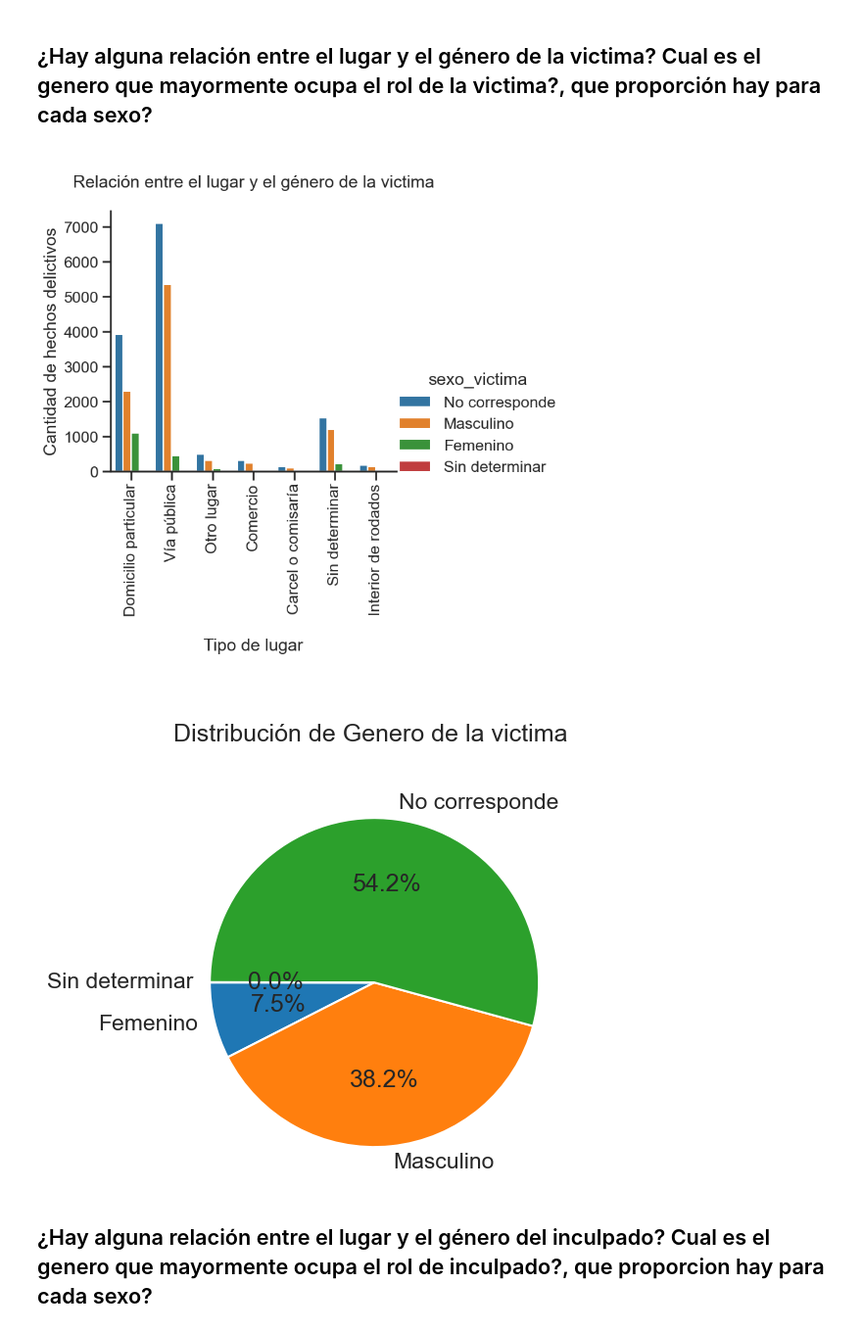
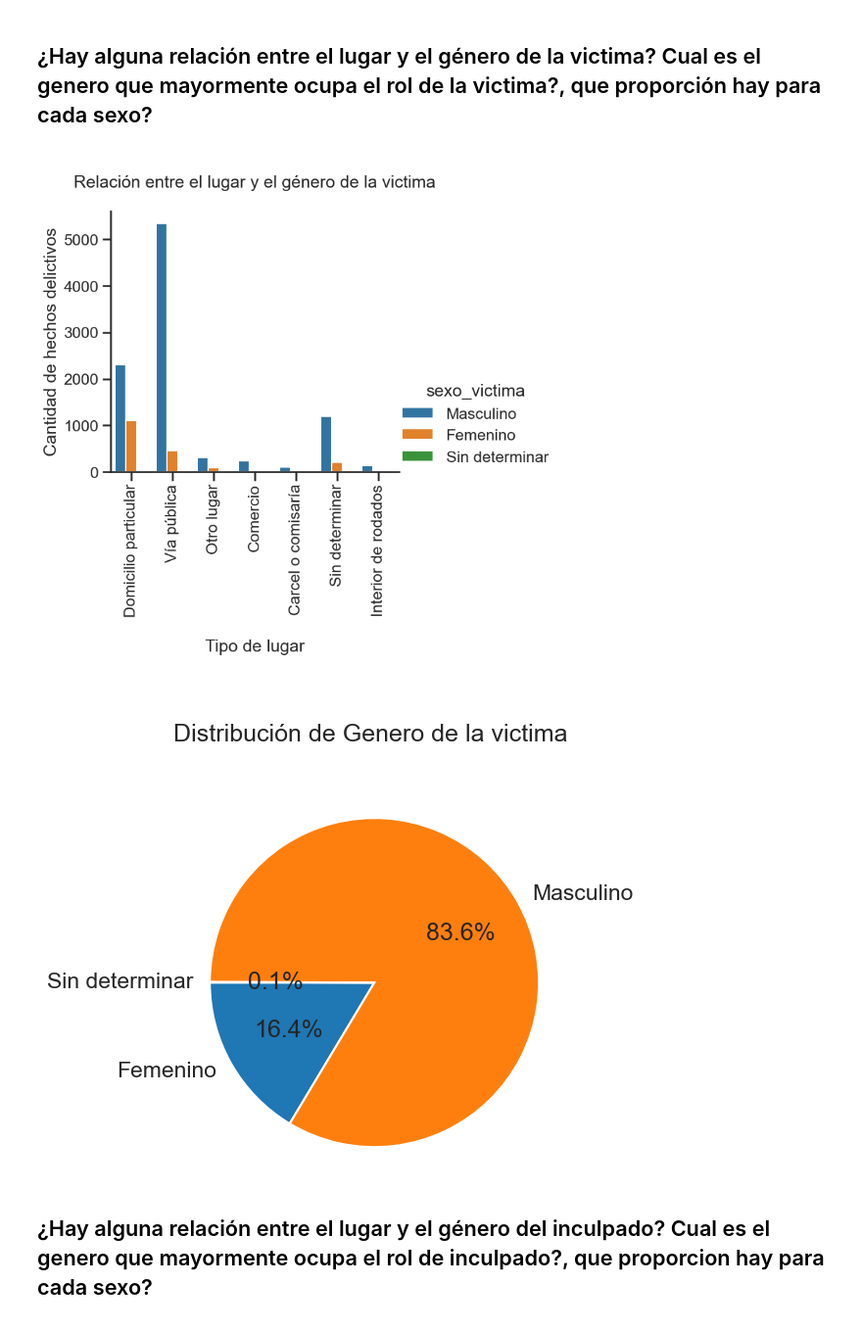
Before and after one commit to ianCristianAriel/2017--2021-argentina-analisis-delitos-registrados, a Jupyter notebook: notebooks/limpios/4_visualizaciones_respuestas.ipynb, the cells around one changed output. Shown at 98% size. Saved outputs shown, nothing was run; the diff lists cells and outputs as text; code cells hidden in the pictures.

```diff
--- a/notebooks/limpios/4_visualizaciones_respuestas.ipynb
+++ b/notebooks/limpios/4_visualizaciones_respuestas.ipynb
@@ -188,34 +188,39 @@ df_lugar_genero_v_delito=pd.read_csv(url5)
 #Aca reemplazo los valores
 df_lugar_genero_v_delito['tipo_lugar'] = df_original['tipo_lugar']
 df_lugar_genero_v_delito['sexo_victima'] = df_original['sexo_victima']
+
+#Aca Agrego la columna tipo_persona
+df_lugar_genero_v_delito['tipo_persona'] = df_original['tipo_persona']
+#Filtro por victima
+df_victima = df_lugar_genero_v_delito[df_lugar_genero_v_delito['tipo_persona'] == 'Víctima']
 # %%
 #crear gráfico de conteo para mostrar la relación entre el lugar y el género de la victima
-sns.catplot(x="tipo_lugar", data=df_lugar_genero_v_delito, kind="count", hue="sexo_victima",aspect=1.2)
+sns.catplot(x="tipo_lugar", data=df_victima, kind="count", hue="sexo_victima",aspect=1.2)
 plt.xlabel('\n Tipo de lugar \n\n')
 plt.ylabel('Cantidad de hechos delictivos')
 plt.title('\n Relación entre el lugar y el género de la victima \n')
 plt.xticks(rotation=90)
 
 plt.show()
 
 
 # Agrupar por la columna 'sexo_victima' y obtener el conteo de ocurrencias
-agrupado_genero = df_lugar_genero_v_delito.groupby('sexo_victima').size()
+agrupado_genero = df_victima.groupby('sexo_victima').size()
 
 # Crear el gráfico de torta
 grafico = agrupado_genero.plot.pie(autopct='%1.1f%%', startangle=180)
 
 # Ajustar el aspecto del gráfico
 plt.axis('equal')
 plt.title('Distribución de Genero de la victima \n\n')
 
 
 
 # Mostrar el gráfico
 plt.show()
 # %% [output]
-[figure, old version]
+[figure, new version]
-[figure, old version]
+[figure, new version]
 # %% [markdown]
 ## ¿Hay alguna relación entre el lugar y el género del inculpado? Cual es el genero que mayormente ocupa el rol de inculpado?, que proporcion hay para cada sexo?
 # %%
```
Also changed, not shown: parts of 2 cells of this notebook.
